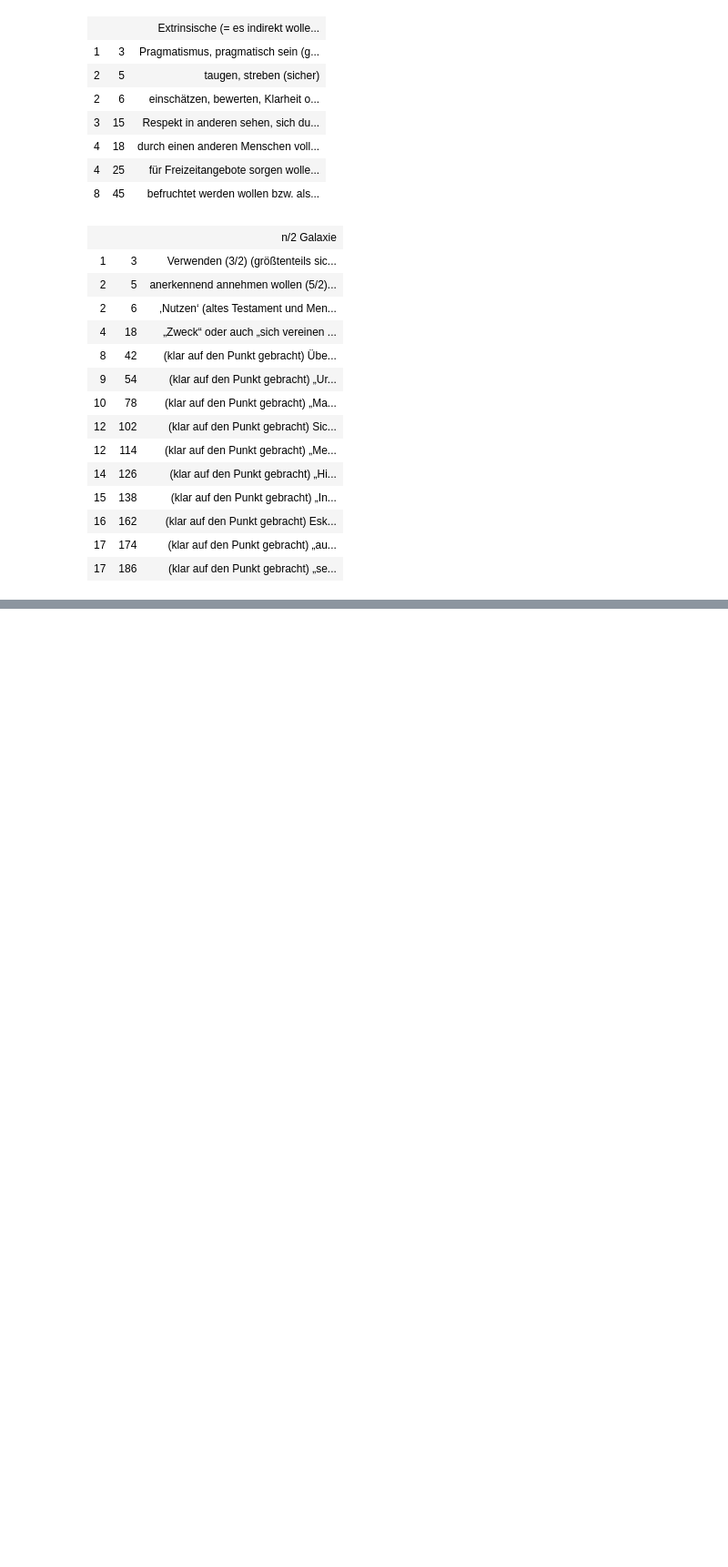
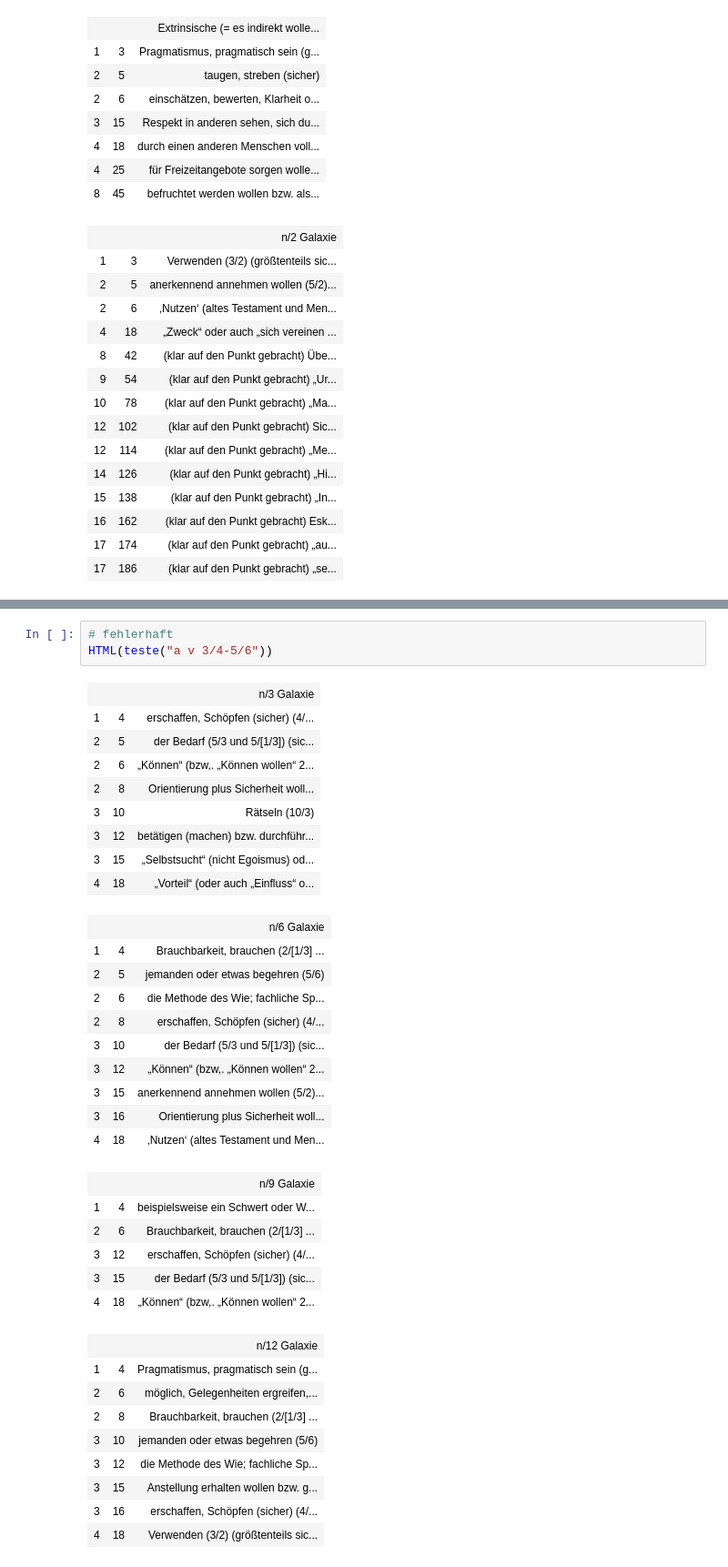
Before and after one commit to githubuser2000/reta-23-07-20, a Jupyter notebook: unit-testing/bruchSyntaxNeu-23-04.ipynb, the cells around one changed output, grey strips where cells are left out. Shown at 91% size. Cells and saved outputs as stored; diff of their text form; blank space fills up the shorter version.

```diff
--- a/unit-testing/bruchSyntaxNeu-23-04.ipynb
+++ b/unit-testing/bruchSyntaxNeu-23-04.ipynb
@@ -187,0 +202,38 @@ HTML(teste("a 1/3-2/4,v1/5-2/6,v-1/10-2/12,-1/4-2/4"))
+# %%
+# fehlerhaft
+HTML(teste("a v 3/4-5/6"))
+# %% [output]
+|  |  | n/3 Galaxie |
+| 1 | 4 | erschaffen, Schöpfen (sicher) (4/... |
+| 2 | 5 | der Bedarf (5/3 und 5/[1/3]) (sic... |
+| 2 | 6 | „Können“ (bzw,. „Können wollen“ 2... |
+| 2 | 8 | Orientierung plus Sicherheit woll... |
+| 3 | 10 | Rätseln (10/3) |
+| 3 | 12 | betätigen (machen) bzw. durchführ... |
+| 3 | 15 | „Selbstsucht“ (nicht Egoismus) od... |
+| 4 | 18 | „Vorteil“ (oder auch „Einfluss“ o... |
+|  |  | n/6 Galaxie |
+| 1 | 4 | Brauchbarkeit, brauchen (2/[1/3] ... |
+| 2 | 5 | jemanden oder etwas begehren (5/6) |
+| 2 | 6 | die Methode des Wie; fachliche Sp... |
+| 2 | 8 | erschaffen, Schöpfen (sicher) (4/... |
+| 3 | 10 | der Bedarf (5/3 und 5/[1/3]) (sic... |
+| 3 | 12 | „Können“ (bzw,. „Können wollen“ 2... |
+| 3 | 15 | anerkennend annehmen wollen (5/2)... |
+| 3 | 16 | Orientierung plus Sicherheit woll... |
+| 4 | 18 | ‚Nutzen‘ (altes Testament und Men... |
+|  |  | n/9 Galaxie |
+| 1 | 4 | beispielsweise ein Schwert oder W... |
+| 2 | 6 | Brauchbarkeit, brauchen (2/[1/3] ... |
+| 3 | 12 | erschaffen, Schöpfen (sicher) (4/... |
+| 3 | 15 | der Bedarf (5/3 und 5/[1/3]) (sic... |
+| 4 | 18 | „Können“ (bzw,. „Können wollen“ 2... |
+|  |  | n/12 Galaxie |
+| 1 | 4 | Pragmatismus, pragmatisch sein (g... |
+| 2 | 6 | möglich, Gelegenheiten ergreifen,... |
+| 2 | 8 | Brauchbarkeit, brauchen (2/[1/3] ... |
+| 3 | 10 | jemanden oder etwas begehren (5/6) |
+| 3 | 12 | die Methode des Wie; fachliche Sp... |
+| 3 | 15 | Anstellung erhalten wollen bzw. g... |
+| 3 | 16 | erschaffen, Schöpfen (sicher) (4/... |
+| 4 | 18 | Verwenden (3/2) (größtenteils sic... |
```
Also changed, not shown: parts of 3 cells of this notebook, 1 other file.
